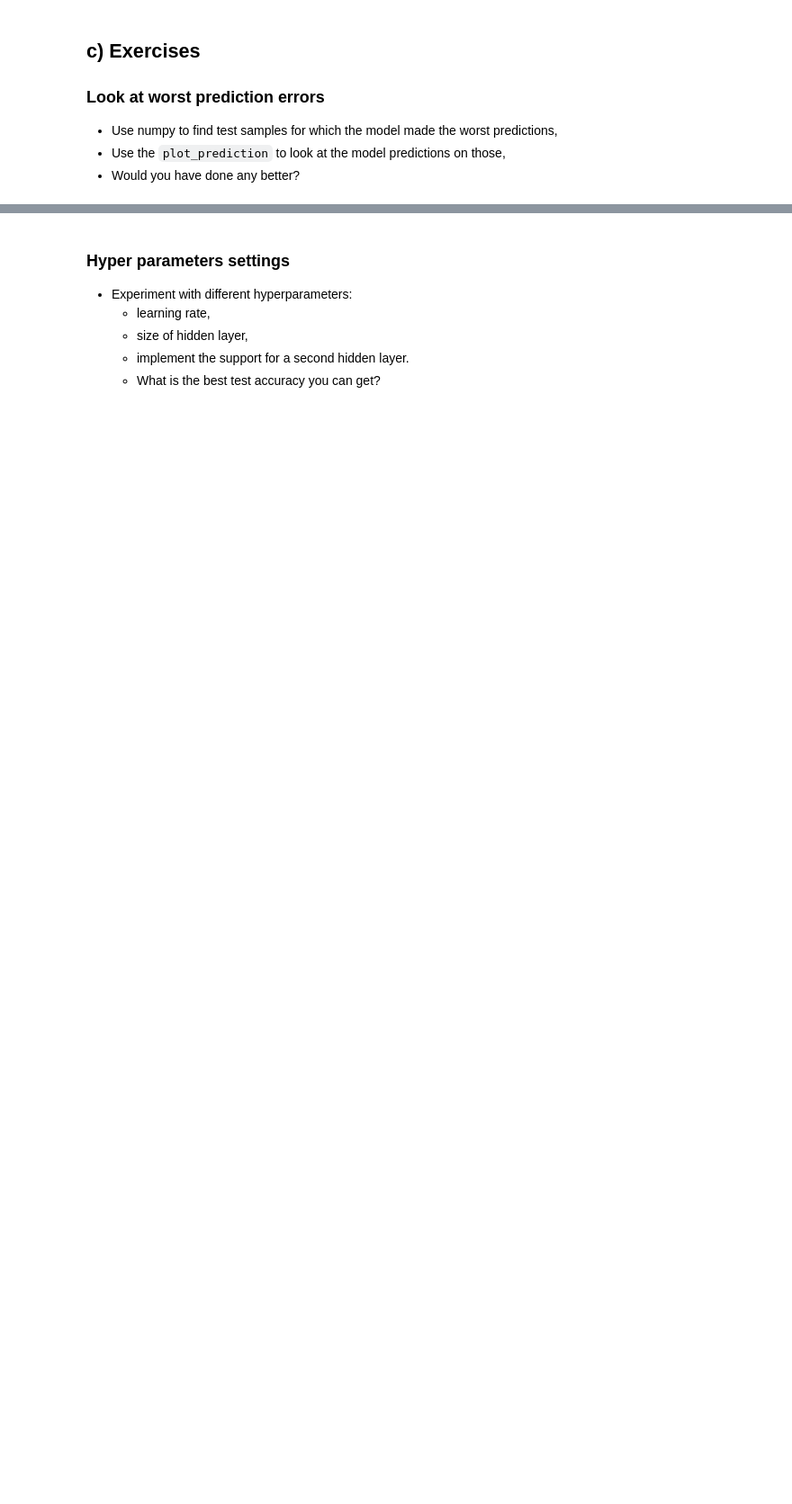
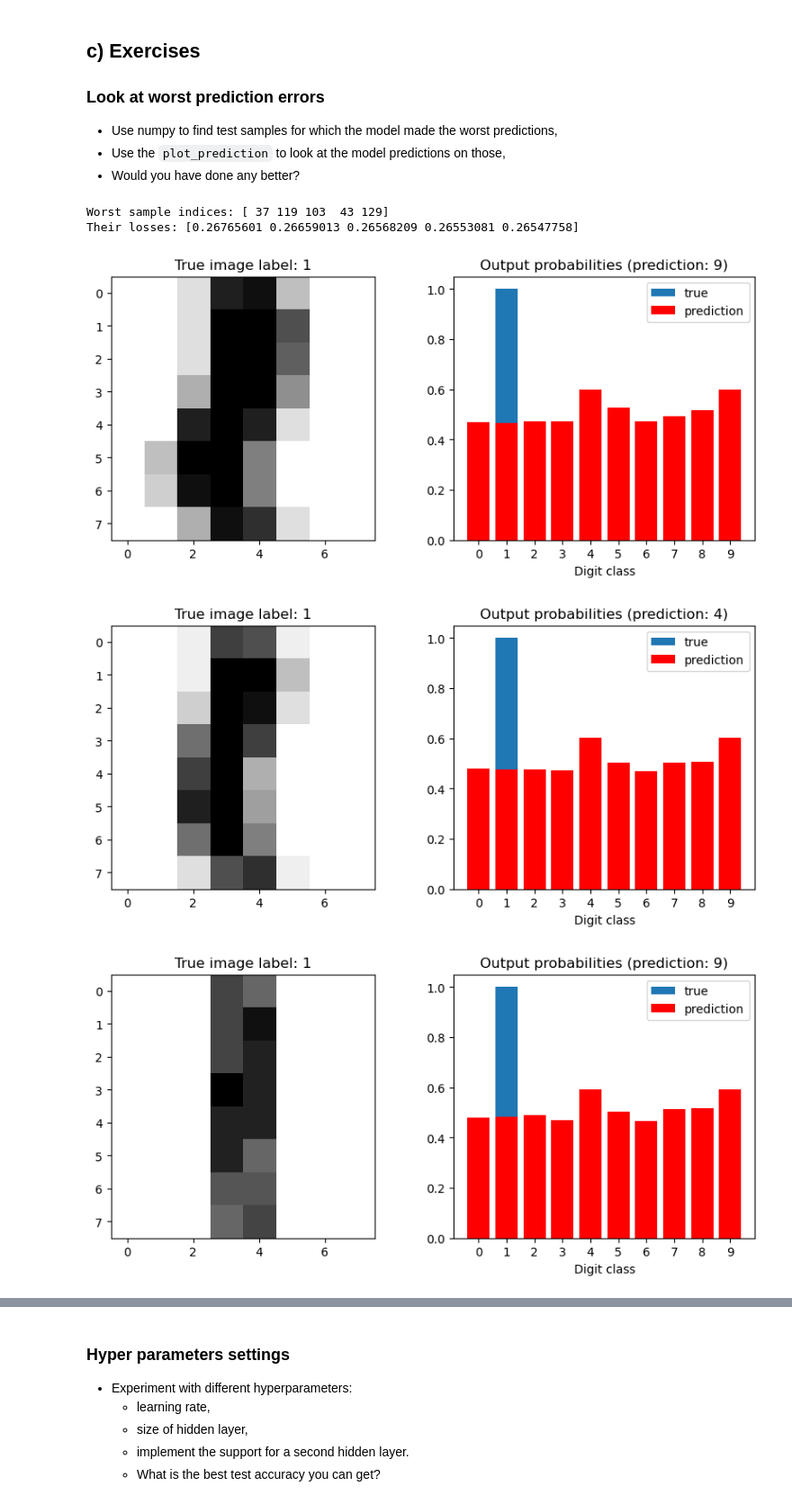
Before and after one commit to Alexatug/deep_learning, a Jupyter notebook: 01_materials/labs/lab_2.ipynb, the cells around one changed output, grey strips where cells are left out. Shown at 90% size. Cells and saved outputs as stored; diff of their text form; code cells hidden in the pictures; blank space fills up the shorter version.

```diff
--- a/01_materials/labs/lab_2.ipynb
+++ b/01_materials/labs/lab_2.ipynb
@@ -350,17 +365,17 @@ class NeuralNet():
 
     def forward_hidden(self, X):
         # Compute the linear combination of the input and weights
-        self.Z_h = None
+        self.Z_h = np.dot(X, self.W_h) + self.b_h
 
         # Apply the sigmoid activation function
-        return None
+        return sigmoid(self.Z_h)
 
     def forward_output(self, H):
         # Compute the linear combination of the hidden layer activation and weights
-        self.Z_o = None
+        self.Z_o = np.dot(H, self.W_o) + self.b_o
 
         # Apply the sigmoid activation function
-        return None
+        return sigmoid(self.Z_o)
 
     def forward(self, X):
         # Compute the forward activations of the hidden and output layers
@@ -371,7 +386,7 @@ class NeuralNet():
 
     def loss(self, X, y):
         y = y.astype(int)
-        return None
+        return nll(one_hot(self.output_size, y), softmax(self.forward(X)))
 
     def grad_loss(self, X, y_true):
         y_true = one_hot(self.output_size, y_true)
@@ -475,0 +518,24 @@ plot_prediction(model, sample_idx=4)
+# %%
+# Your code here
+import numpy as np
+y_true = one_hot(nn.output_size, y_test) # One_hot conversion of original y_tre
+y_pred = nn.forward(X_test)
+
+pred_errors = np.mean((y_true - y_pred)**2, axis=1)
+
+#sorting the errors
+worst_indices = np.argsort(pred_errors)[::-1]
+
+#print the top 5 worst_indices
+print("Worst sample indices:", worst_indices[:5])
+print("Their losses:", pred_errors[worst_indices[:5]])
+
+#Visualization of worst predictions
+for i in worst_indices[:5]:
+    plot_prediction(nn, sample_idx=i)
+# %% [output]
+Worst sample indices: [ 37 119 103  43 129]
+Their losses: [0.26765601 0.26659013 0.26568209 0.26553081 0.26547758]
+[figure, added]
+[figure, added]
+[figure, added]
```
Also changed, not shown: parts of 18 cells of this notebook, 1 other file.
